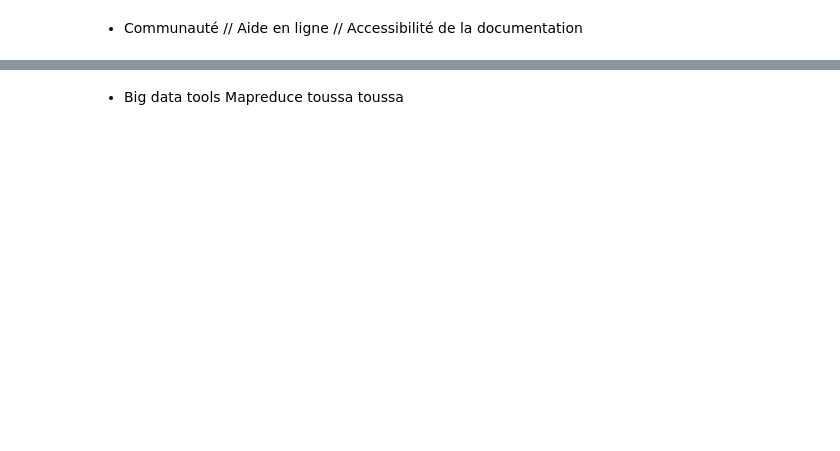
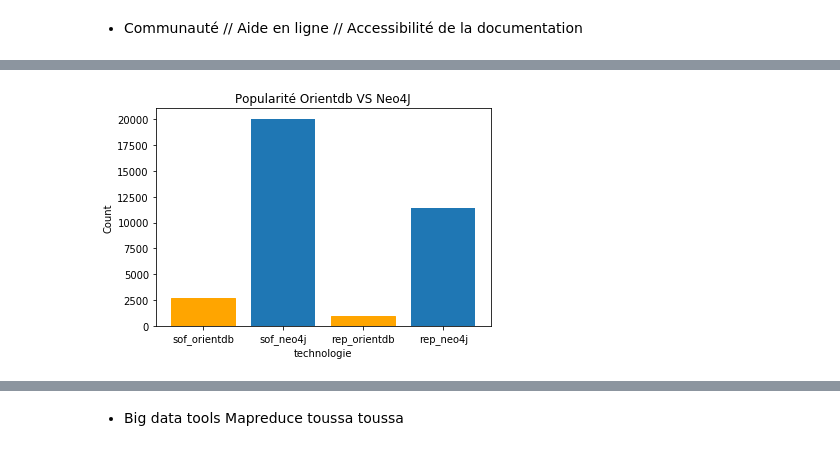
Before and after one commit to sow-ibrahima/OrientDB_VS_Neo4J, a Jupyter notebook: Main_notebook.ipynb, the cells around one changed output, grey strips where cells are left out. Drawn from its saved outputs; the diff is of its cells as text; code cells hidden in the pictures; blank space fills up the shorter version.

Commit message:
Almost done - To be added in desc
To be added :
- race bar chart
- get time ranges and memory usage
- double check spelling mistakes  ^^

```diff
--- a/Main_notebook.ipynb
+++ b/Main_notebook.ipynb
@@ -1007,0 +1072,19 @@ memory_use_neo4j
+# %%
+from matplotlib import pyplot as plt
+sof_orientdb = 2667
+sof_neo4j = 20053
+rep_orientdb = 947
+rep_neo4j = 11464
+# sof pour stackoverflow et rep comme répertoire sur github
+x = ["sof_orientdb", "sof_neo4j", "rep_orientdb", "rep_neo4j"]
+y = [2667, 20053, 947, 11464]
+
+bars = plt.bar(x, y)
+bars[0].set_color('orange')
+bars[2].set_color('orange')
+plt.xlabel('technologie')
+plt.ylabel('Count')
+plt.title('Popularité Orientdb VS Neo4J')
+plt.show()
+# %% [output]
+[figure, added]
```
Also changed, not shown: parts of 43 cells of this notebook.
